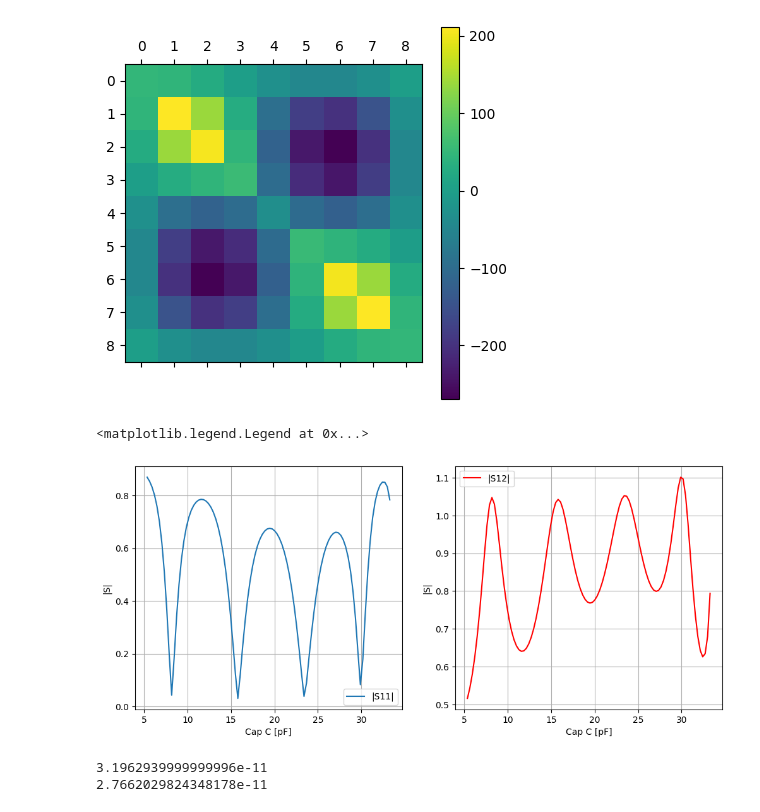
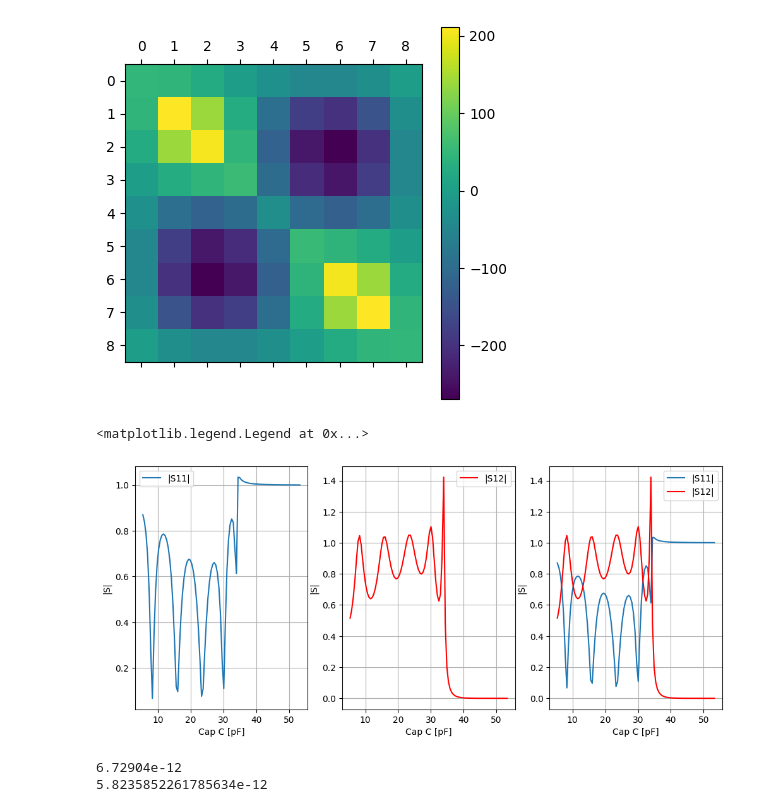
Before and after one commit to vandelij/TWA_circuit, a Jupyter notebook: Ricardo_Ispired.ipynb, the cells around one changed output. Cells and saved outputs as stored; diff of their text form; code cells hidden in the pictures.

```diff
--- a/Ricardo_Ispired.ipynb
+++ b/Ricardo_Ispired.ipynb
@@ -696,7 +753,7 @@ def get_S11_and_S12_given_C_via_caps(C):
     S12 = get_full_TWA_network_S12(model_network2)
     return S11, S12
 # %%
-Cs = np.linspace(5.365672663526817e-12, 3.3274401926861996e-11, 100) # el=0.02 C = 4.939304803877667e-11, el = 0.095, C = 8.066132824996895e-11 OLD, non-de-embded
+Cs = np.linspace(5.365672663526817e-12, 5.3274401926861996e-11, 100) # el=0.02 C = 4.939304803877667e-11, el = 0.095, C = 8.066132824996895e-11 OLD, non-de-embded
 # NEW RANGE: el = 0.02, C =5.365672663526817e-12,,, el = 0.095, C = 3.3274401926861996e-11
 #Cs = np.linspace(1.9e-13, 80.06e-12, 1000) # el=0.02 C = 4.939304803877667e-11, el = 0.095, C = 8.066132824996895e-11
 S11v3 = np.array([])
@@ -709,23 +766,30 @@ for i in range(Cs.shape[0]):
     S12v3 = np.append(S12v3, S12)
 # %%
 %matplotlib inline
-fig, axs = plt.subplots(1, 2, figsize=(12, 5))
+fig, axs = plt.subplots(1, 3, figsize=(12, 5))
 
 axs[0].plot(Cs*1e12, S11v3, label='|S11|')
 axs[1].plot(Cs*1e12, S12v3, label='|S12|', color='red')
 axs[0].set_ylabel('|S|')
 axs[0].set_xlabel('Cap C [pF]')
 axs[0].grid()
 axs[0].legend()
 axs[1].set_ylabel('|S|')
 axs[1].set_xlabel('Cap C [pF]')
 axs[1].grid()
 axs[1].legend()
+
+axs[2].plot(Cs*1e12, S11v3, label='|S11|')
+axs[2].plot(Cs*1e12, S12v3, label='|S12|', color='red')
+axs[2].set_ylabel('|S|')
+axs[2].set_xlabel('Cap C [pF]')
+axs[2].grid()
+axs[2].legend()
 # %% [output]
 <matplotlib.legend.Legend at 0x...>
-[figure, old version]
+[figure, new version]
 # %%
-l = 0.095 #+ 11e-2
+l = 0.02 #+ 11e-2
 hh = 0.5e-2
 Canylitic = myTWA.epsi0*(2*1e-2+2*8.5e-2)*l/hh
 print(Canylitic)
@@ -735,8 +799,8 @@ pin = 2*8.5e-2 + 2*1e-2
 Ccoax = 2*np.pi*myTWA.epsi0*l/np.log(pout/pin)
 print(Ccoax)
 # %% [output]
-3.1962939999999996e-11
-2.7662029824348178e-11
+6.72904e-12
+5.8235852261785634e-12
 # %%
 # filename = 'circ_model/S11_cap_81to111MHz.csv'
 # freqs = np.arange(81,111+1,1)
```
Also changed, not shown: parts of 4 cells of this notebook, 2 other files.
